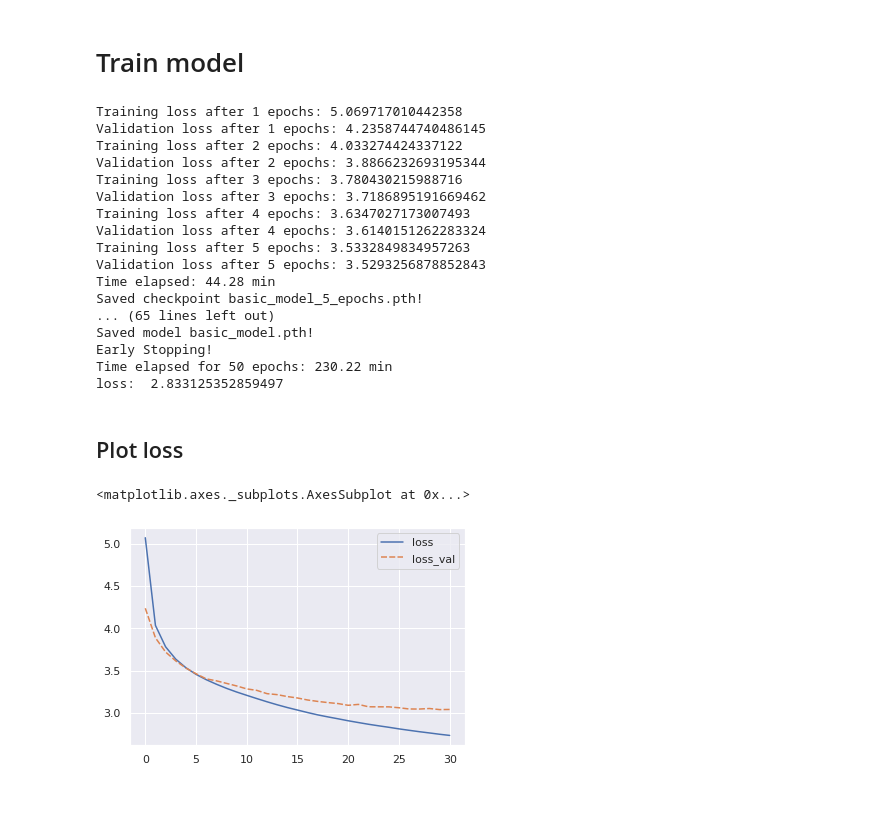
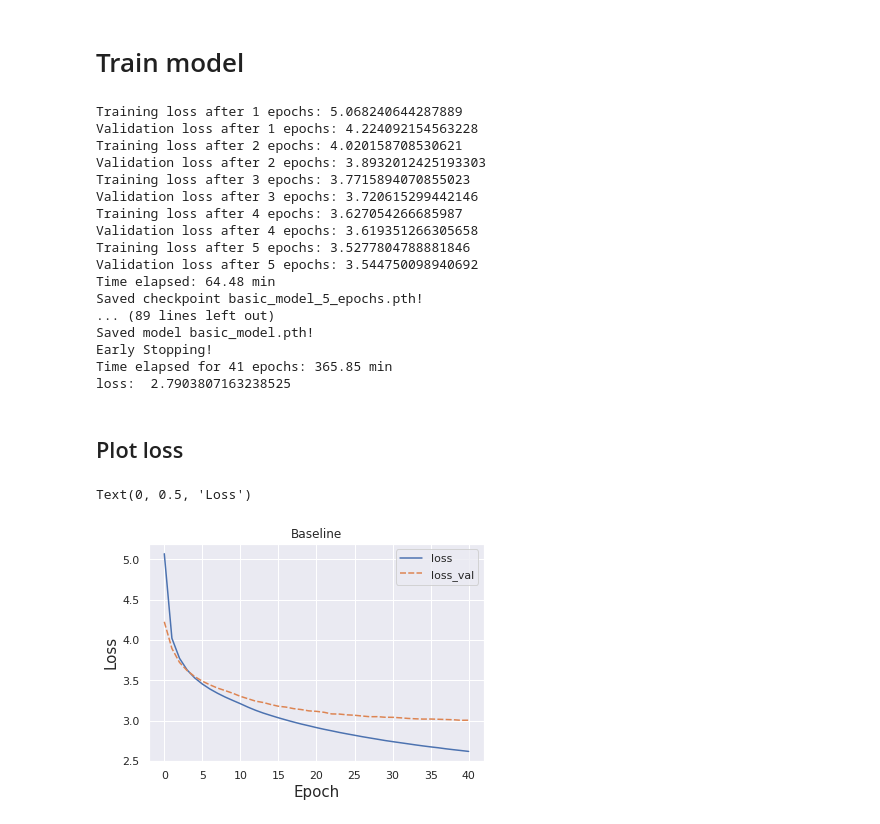
Before and after one commit to PriyankaVelagala/Image-Captioning-Project, a Jupyter notebook: train_model.ipynb, the cells around one changed output. Saved outputs shown, nothing was run; the diff lists cells and outputs as text; code cells hidden in the pictures.

Commit message:
Clean run of basic model notebook

```diff
--- a/train_model.ipynb
+++ b/train_model.ipynb
@@ -129,7 +147,7 @@ CHECKPOINT_DIRECTORY = "model_checkpoints"
 model.train()
 
 start = 1
-num_epochs = 50
+num_epochs = 70
 losses = []
 losses_val = []
 
@@ -244,51 +262,54 @@ for epoch in range(start, num_epochs+1):
 
 print("Time elapsed for {} epochs: {} min".format(epoch,
                                                   round((time.time()-time_start)/60, 2)))
-print("loss: ", loss.item())
 # %% [output]
-Training loss after 1 epochs: 5.069717010442358
-Validation loss after 1 epochs: 4.2358744740486145
-Training loss after 2 epochs: 4.033274424337122
-Validation loss after 2 epochs: 3.8866232693195344
-Training loss after 3 epochs: 3.780430215988716
-Validation loss after 3 epochs: 3.7186895191669462
-Training loss after 4 epochs: 3.6347027173007493
-Validation loss after 4 epochs: 3.6140151262283324
-Training loss after 5 epochs: 3.5332849834957263
-Validation loss after 5 epochs: 3.5293256878852843
-Time elapsed: 44.28 min
+Training loss after 1 epochs: 5.068240644287889
+Validation loss after 1 epochs: 4.224092154563228
+Training loss after 2 epochs: 4.020158708530621
+Validation loss after 2 epochs: 3.8932012425193303
+Training loss after 3 epochs: 3.7715894070855023
+Validation loss after 3 epochs: 3.720615299442146
+Training loss after 4 epochs: 3.627054266685987
+Validation loss after 4 epochs: 3.619351266305658
+Training loss after 5 epochs: 3.5277804788881846
+Validation loss after 5 epochs: 3.544750098940692
+Time elapsed: 64.48 min
 Saved checkpoint basic_model_5_epochs.pth!
-... (65 lines left out)
+... (89 lines left out)
 Saved model basic_model.pth!
 Early Stopping!
-Time elapsed for 50 epochs: 230.22 min
-loss:  2.833125352859497
+Time elapsed for 41 epochs: 365.85 min
+loss:  2.7903807163238525
 # %% [markdown]
 ## Plot loss
 # %%
 import matplotlib.pyplot as plt
 import seaborn as sns
 import pandas as pd
 sns.set()
 
+restore_latest_checkpoint = False
 
 if restore_latest_checkpoint:
     #add to existing losses
     old_losses = pd.read_csv('loss.csv')[["epochs", "loss", "loss_val"]]
     start_index = old_losses.epochs.max() + 1
     new_data = [[start_index+i, losses[i][0], losses[i][1]] for i in range(len(losses))]
     new_losses = pd.DataFrame(new_data, columns = ["epochs", "loss", "loss_val"])
     loss_df = pd.concat([old_losses, new_losses], keys = ["epochs", "loss", "loss_val"]).reset_index(drop = True)
 
 else:
     #create new df
     loss_df = pd.DataFrame(losses, columns = ['loss', "loss_val"])
     loss_df = loss_df.reset_index().rename(columns= {'index': 'epochs'})
 
-loss_df.to_csv("loss.csv")
+loss_df.to_csv("/content/drive/MyDrive/Colab Notebooks/sequences/sequences2/loss.csv")
 
 loss_df
-sns.lineplot(data= loss_df.iloc[:, 1:])
+p = sns.lineplot(data= loss_df.iloc[:, 1:])
+p.set(title='Baseline')
+p.set_xlabel("Epoch", fontsize = 15)
+p.set_ylabel("Loss", fontsize=15)
 # %% [output]
-<matplotlib.axes._subplots.AxesSubplot at 0x...>
+Text(0, 0.5, 'Loss')
-[figure, old version]
+[figure, new version]
```
Also changed, not shown: parts of 3 cells of this notebook.
